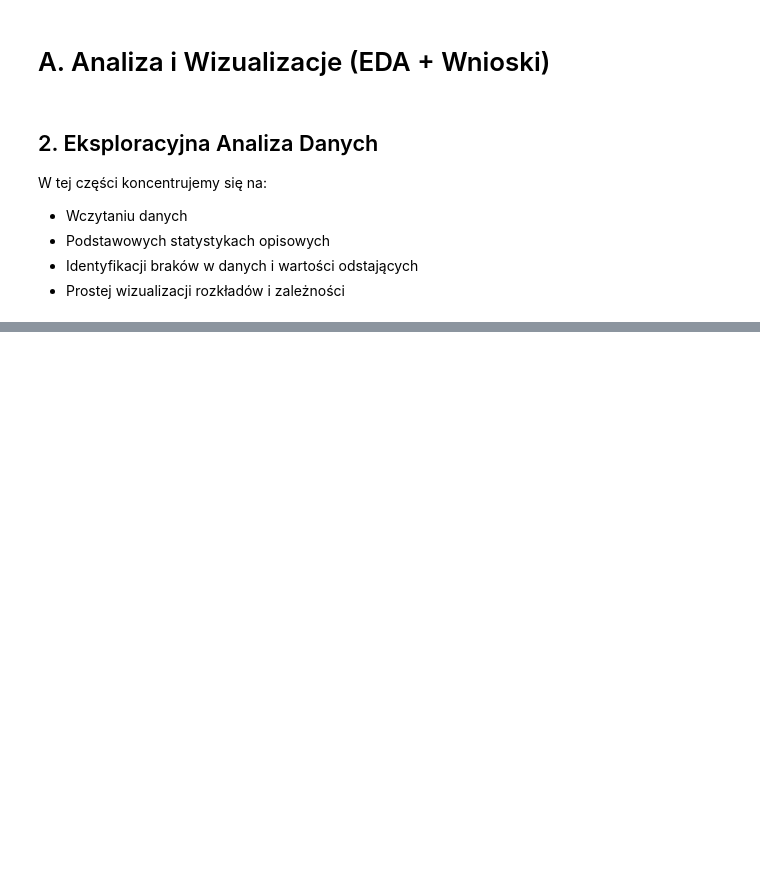
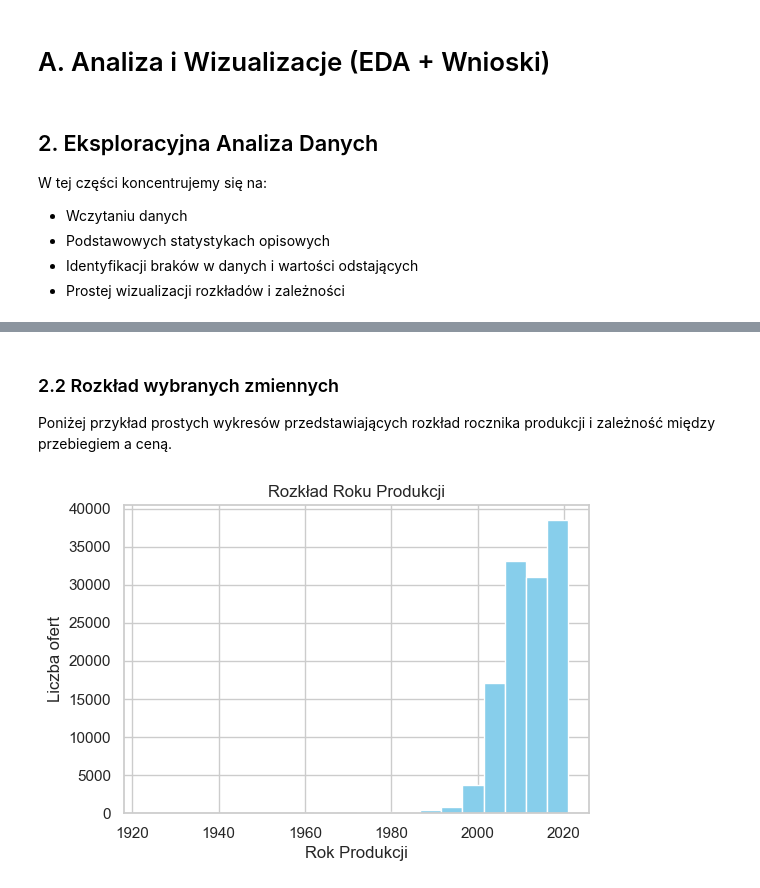
Before and after one commit to s28492/Predicting-and-Analyzing-Car-Prices-Using-Data-Science, a Jupyter notebook: Presentation.ipynb, the cells around one changed output, grey strips where cells are left out. Drawn from its saved outputs; the diff is of its cells as text; code cells hidden in the pictures; blank space fills up the shorter version.

```diff
--- a/Presentation.ipynb
+++ b/Presentation.ipynb
@@ -39,0 +69,13 @@ df_train.head()
+# %% [markdown]
+### 2.2 Rozkład wybranych zmiennych
+Poniżej przykład prostych wykresów przedstawiających rozkład rocznika produkcji i zależność między przebiegiem a ceną.
+# %%
+# Rozkład roku produkcji
+plt.figure(figsize=(6,4))
+df_train["Rok_produkcji"].hist(bins=20, color='skyblue')
+plt.title("Rozkład Roku Produkcji")
+plt.xlabel("Rok Produkcji")
+plt.ylabel("Liczba ofert")
+plt.show()
+# %% [output]
+[figure, added]
```
Also changed, not shown: parts of 17 cells of this notebook.
